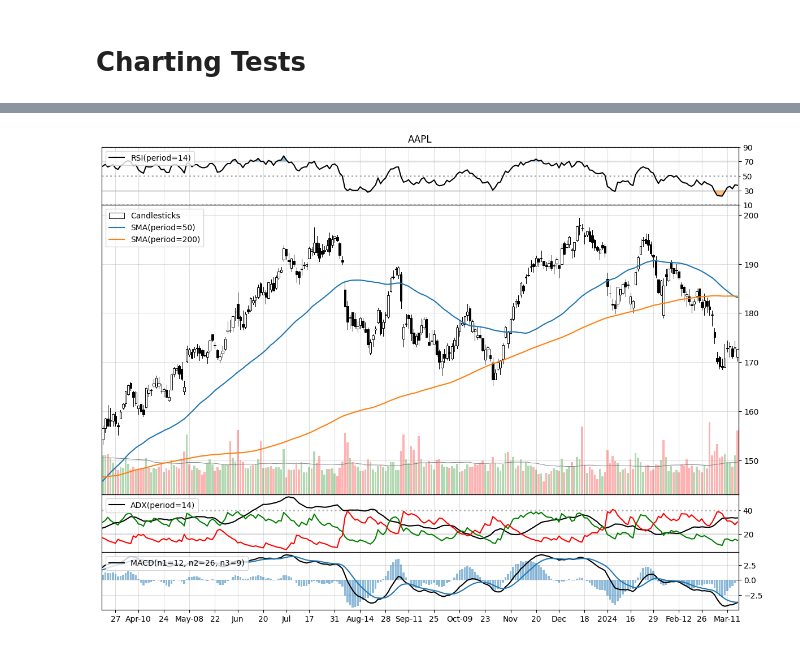
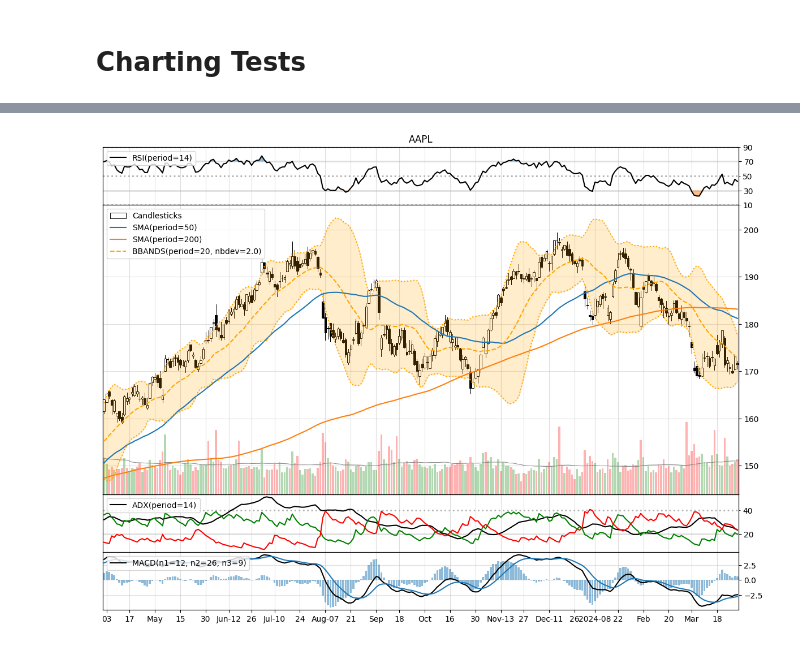
Before and after one commit to furechan/mplchart, a Jupyter notebook: misc/charting-tests.ipynb, the cells around one changed output, grey strips where cells are left out. Saved outputs shown, nothing was run; the diff lists cells and outputs as text; code cells hidden in the pictures.

```diff
--- a/misc/charting-tests.ipynb
+++ b/misc/charting-tests.ipynb
@@ -28,18 +28,19 @@ prices
 # %%
 max_bars = 250
 
 indicators = [
     Candlesticks(),
+    Volume(),
     SMA(50),
     SMA(200),
-    Volume(),
+    BBANDS(),
     RSI(),
     ADX(),
     MACD(),
 ]
 
 chart = Chart(title=ticker, max_bars=max_bars)
 chart.plot(prices, indicators)
 chart.show()
 # %% [output]
-[figure, old version]
+[figure, new version]
```
Also changed, not shown: parts of 1 cell of this notebook, 11 other files.
